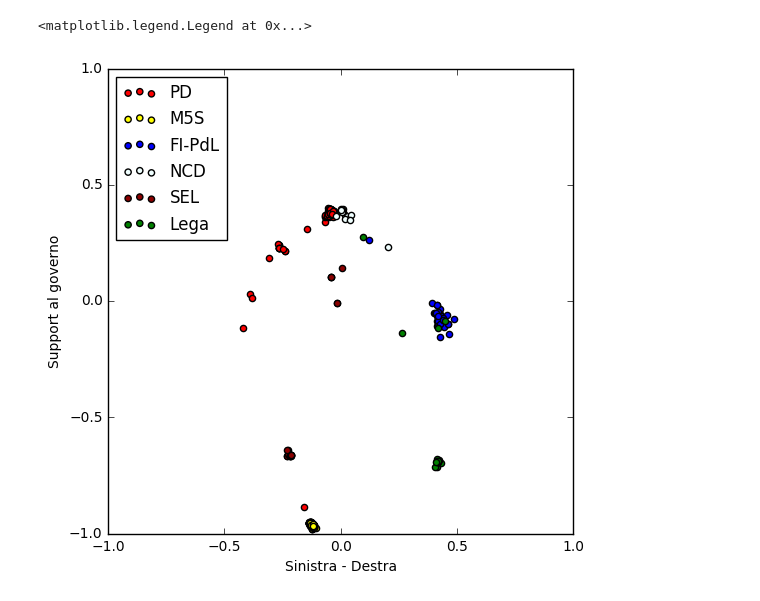
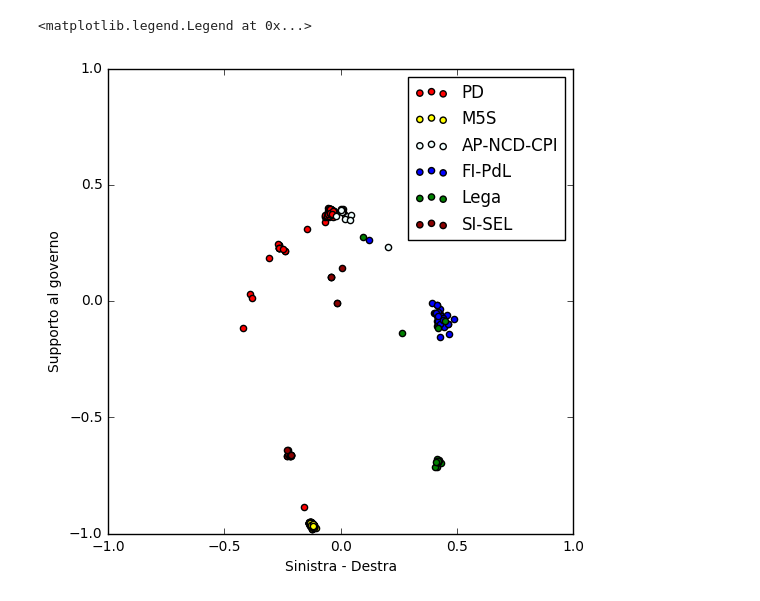
Before and after one commit to soleti/oc_camera, a Jupyter notebook: oc_camera.ipynb, the cells around one changed output. Drawn from its saved outputs; the diff is of its cells as text; code cells hidden in the pictures.

```diff
--- a/oc_camera.ipynb
+++ b/oc_camera.ipynb
@@ -5,19 +5,21 @@ import numpy as np
 import matplotlib.pyplot as plt
 import pandas as pd
 # %%
+np.seterr(invalid='ignore')
+
 data_pd = pd.read_csv("plot.csv", usecols=(2,13,14))
-q = 'party == "PD"'
+
+parties = {"PD":"red","M5S":"yellow","FI-PdL":"blue", "AP-NCD-CPI":"azure", "SI-SEL":"darkred","Lega":"green"}
 
 ax = data_pd[data_pd.party == "PD"].plot(kind='scatter', y='coord1D',x='coord2D', color='red',label="PD", figsize=(6,6))
-data_pd[data_pd.party == "M5S"].plot(kind='scatter', y='coord1D',x='coord2D',ax=ax, color='yellow',label="M5S")
-data_pd[data_pd.party == "FI-PdL"].plot(kind='scatter', y='coord1D',x='coord2D',ax=ax, color='blue',label="FI-PdL")
-data_pd[data_pd.party == "AP-NCD-CPI"].plot(kind='scatter', y='coord1D',x='coord2D',ax=ax, color='azure',label="NCD")
-data_pd[data_pd.party == "SI-SEL"].plot(kind='scatter', y='coord1D',x='coord2D',ax=ax, color='darkred',label="SEL")
-data_pd[data_pd.party == "Lega"].plot(kind='scatter', y='coord1D',x='coord2D',ax=ax, color='green',label="Lega")
+
+for party in list(parties)[1:]:
+    data_pd[data_pd.party == party].plot(kind='scatter', y='coord1D',x='coord2D',ax=ax, color=parties[party],label=party)
+
 plt.xlabel("Sinistra - Destra")
 plt.ylabel("Supporto al governo")
 plt.axis([-1,1,-1,1])
-plt.legend(loc='upper left')
+plt.legend(loc='best')
 # %% [output]
 <matplotlib.legend.Legend at 0x...>
-[figure, old version]
+[figure, new version]
```
Also changed, not shown: parts of 3 cells of this notebook.
